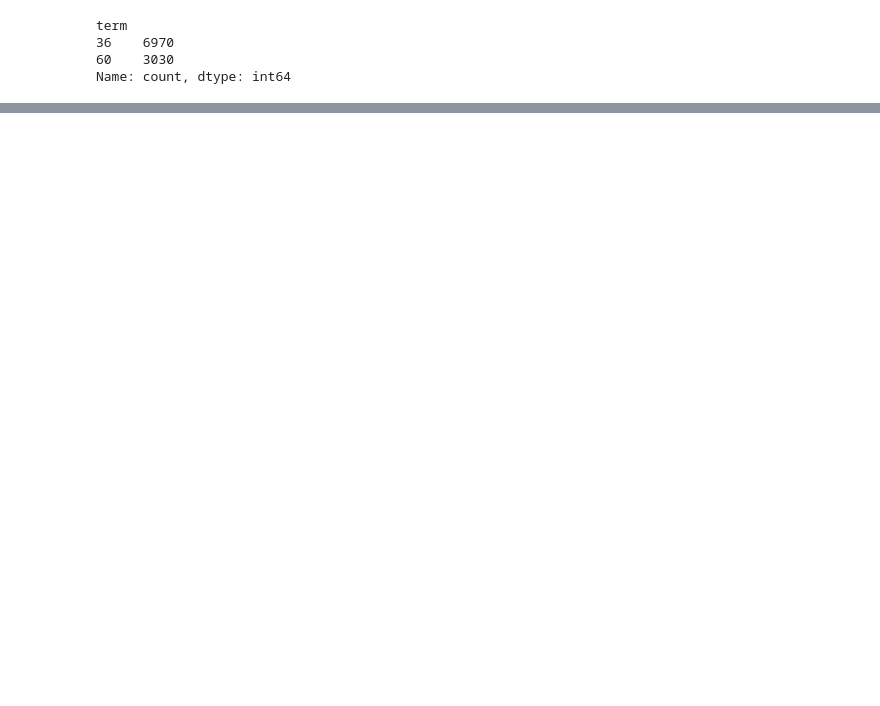
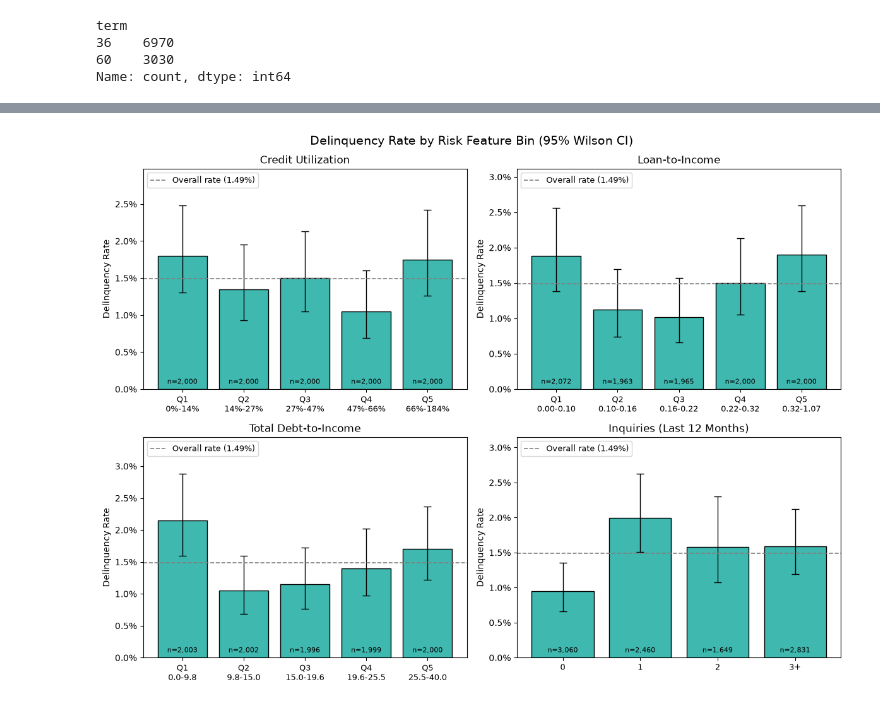
Before and after one commit to Henryblake2777/SDS336_Project, a Jupyter notebook: SDS336_Project_Midterm.ipynb, the cells around one changed output, grey strips where cells are left out. Cells and saved outputs as stored; diff of their text form; code cells hidden in the pictures; blank space fills up the shorter version.

```diff
--- a/SDS336_Project_Midterm.ipynb
+++ b/SDS336_Project_Midterm.ipynb
@@ -275,0 +276,12 @@ plt.show()
+# %%
+# Engineered ratio features (added to loans so the modeling cells inherit them)
+# credit_utilization: share of the total credit limit currently in use
+# loan_to_income: requested loan amount relative to total (joint or solo) income
+# A zero denominator becomes NaN and is then filled with the median
+loans['credit_utilization'] = loans['total_credit_utilized'] / loans['total_credit_limit'].replace(0, np.nan)
+impute_median('credit_utilization')
+
+loans['loan_to_income'] = loans['loan_amount'] / loans['total_income'].replace(0, np.nan)
+impute_median('loan_to_income')
+
+loans[['credit_utilization', 'loan_to_income']].describe()
@@ -275,0 +298,75 @@ plt.show()
+# %%
+from matplotlib.ticker import PercentFormatter
+
+# wilson confidence interval (1.96 std devs from mean 95% confident)
+def wilson_ci(k, n, z = 1.96):
+    k = np.asarray(k, dtype = float)
+    n = np.asarray(n, dtype = float)
+    p = k / n
+    denom = 1 + z**2 / n
+    center = (p + z**2 / (2 * n)) / denom
+    half = z * np.sqrt(p * (1 - p) / n + z**2 / (4 * n**2)) / denom
+    return center - half, center + half
+
+# method to format each bin properly
+def quintile_labels(series, bins, fmt):
+    labels = []
+    for i, iv in enumerate(bins.cat.categories):
+        left = max(iv.left, series.min())
+        labels.append(f'Q{i + 1}\n{fmt(left)}-{fmt(iv.right)}')
+    return labels
+
+base_rate = loans['delinquency'].mean()
+# bin and format each feature for the chart
+binned = {}
+for col, title, fmt in [
+    ('credit_utilization', 'Credit Utilization', lambda v: f'{v:.0%}'),
+    ('loan_to_income', 'Loan-to-Income', lambda v: f'{v:.2f}'),
+    ('total_debt_to_income', 'Total Debt-to-Income', lambda v: f'{v:.1f}'),
+]:
+    bins = pd.qcut(loans[col], 5, duplicates = 'drop')
+    binned[title] = (bins, quintile_labels(loans[col], bins, fmt))
+
+# cut inquires into 5 bins (needed to do this one since there were more 5 categories since it's a numeric variable)
+inq_bins = pd.cut(loans['inquiries_last_12m'], [-np.inf, 0, 1, 2, np.inf], labels = ['0', '1', '2', '3+'])
+binned['Inquiries (Last 12 Months)'] = (inq_bins, list(inq_bins.cat.categories))
+
+fig, axes = plt.subplots(2, 2, figsize = (12, 9))
+rate_rows = []
+# normal plotting
+for ax, (title, (bins, labels)) in zip(axes.flat, binned.items()):
+    grp = loans.groupby(bins, observed = False)['delinquency'].agg(['sum', 'count'])
+    rate = grp['sum'] / grp['count']
+    lo, hi = wilson_ci(grp['sum'], grp['count'])
+    x = np.arange(len(grp))
+
+    ax.bar(x, rate, color = palette[1], edgecolor = 'black',
+           yerr = [rate - lo, hi - rate], capsize = 4,
+           error_kw = {'ecolor': 'black', 'elinewidth': 1})
+    ax.axhline(base_rate, color = 'grey', linestyle = '--', linewidth = 1.2,
+               label = f'Overall rate ({base_rate:.2%})')
+
+    top = hi.max()
+    for xi, n in zip(x, grp['count']):
+        ax.text(xi, top * 0.02, f'n={n:,}', ha = 'center', va = 'bottom', fontsize = 8)
+
+    ax.set_xticks(x)
+    ax.set_xticklabels(labels, fontsize = 9)
+    ax.set_ylim(0, top * 1.2)
+    ax.yaxis.set_major_formatter(PercentFormatter(1.0, decimals = 1))
+    ax.set_ylabel('Delinquency Rate')
+    ax.set_title(title)
+    ax.legend(loc = 'upper left', fontsize = 9)
+
+    for label, n, r in zip(labels, grp['count'], rate):
+        rate_rows.append({'feature': title, 'bin': label.replace('\n', ' '), 'n': n, 'delinquency_rate': r})
+
+fig.suptitle('Delinquency Rate by Risk Feature Bin (95% Wilson CI)', fontsize = 14)
+plt.tight_layout()
+plt.show()
+
+rate_table = pd.DataFrame(rate_rows)
+print(f'Overall delinquency rate: {base_rate:.2%}\n')
+print(rate_table.to_string(index = False, formatters = {'delinquency_rate': '{:.2%}'.format}))
+# %% [output]
+[figure, added]
```
Also changed, not shown: parts of 8 cells of this notebook, 2 other files.
